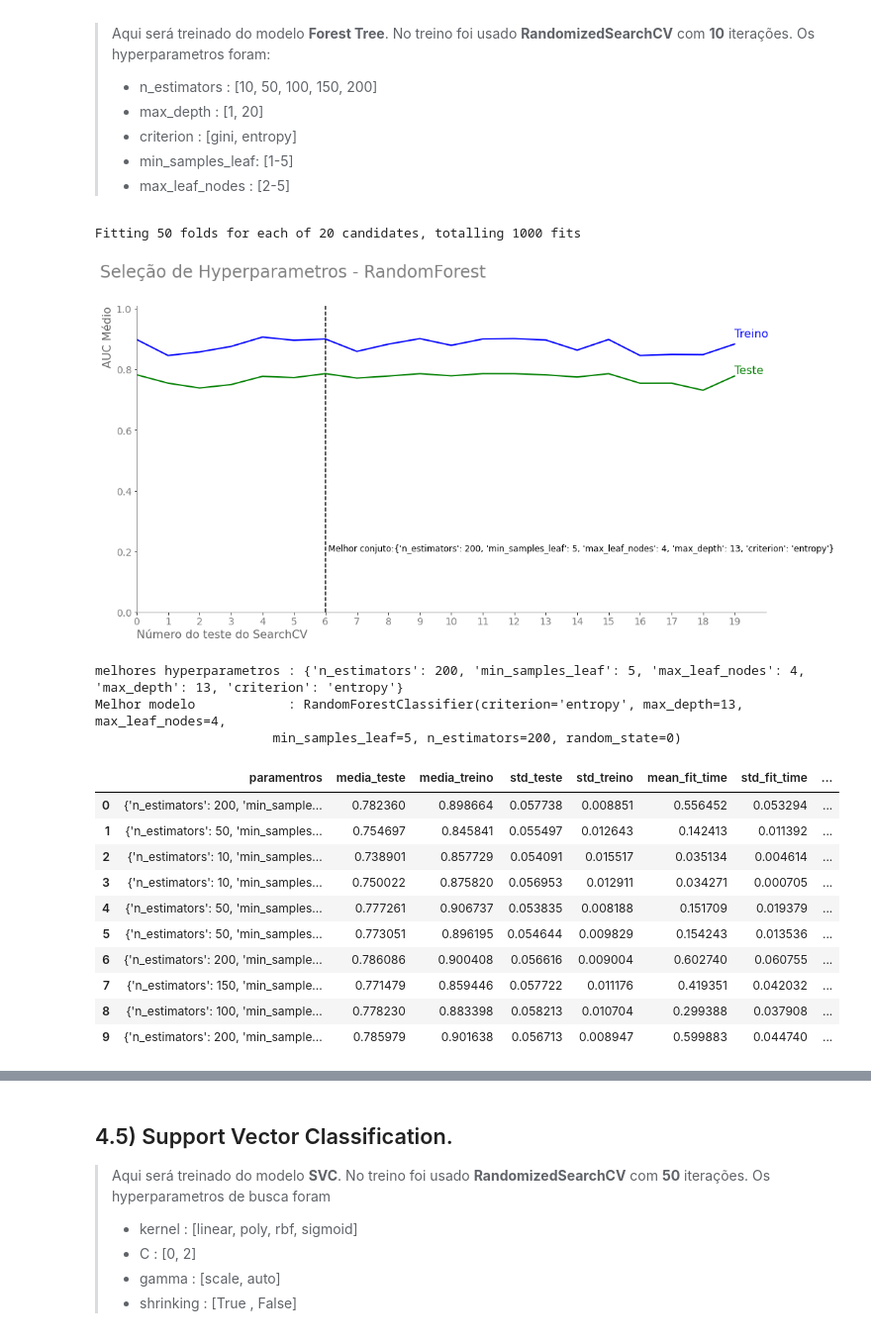
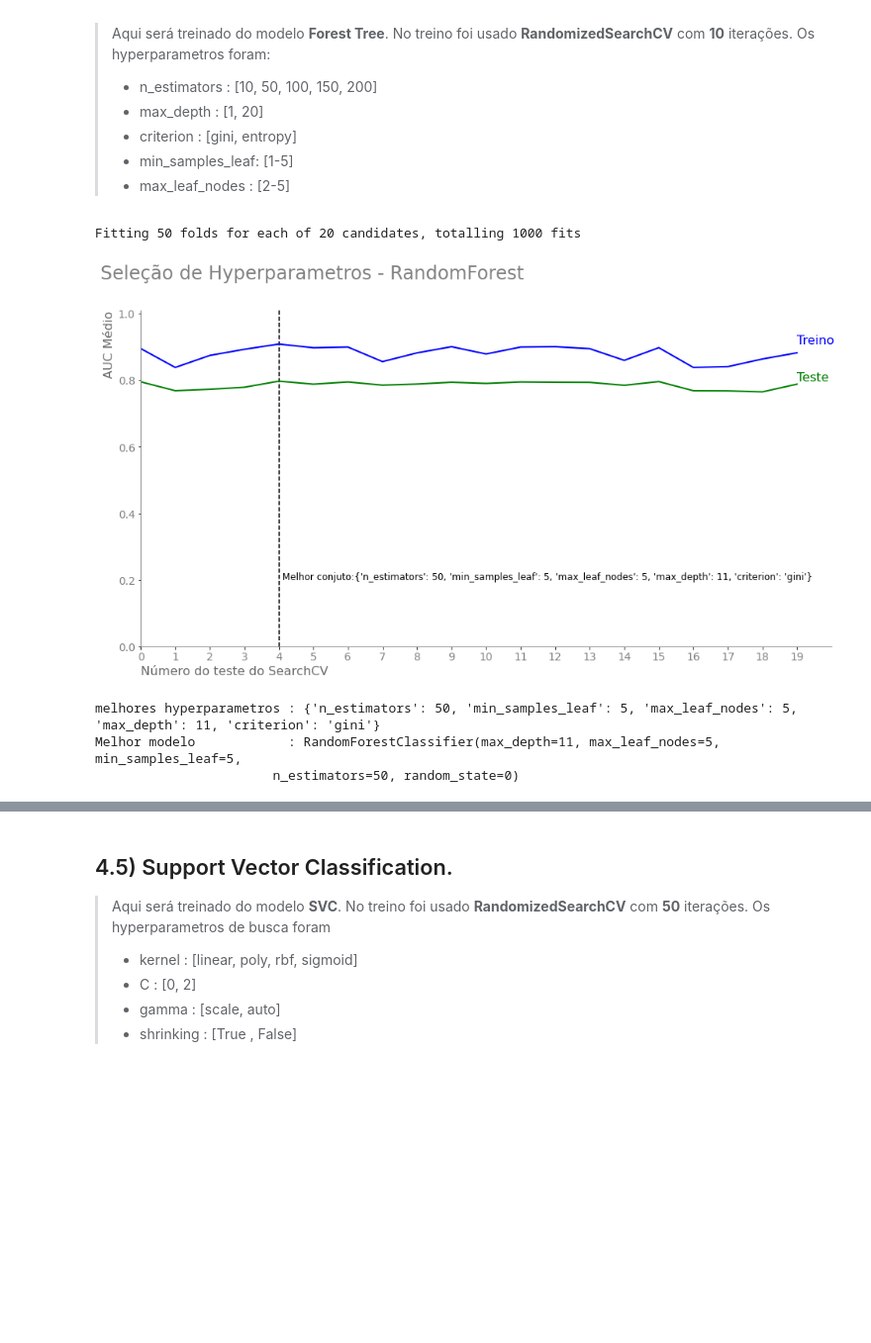
Before and after one commit to HenriqueCCdA/BC_DS_Projeto_Final, a Jupyter notebook: Notebooks/ML/treinamentos.ipynb, the cells around one changed output, grey strips where cells are left out. Shown at 99% size. Drawn from its saved outputs; the diff is of its cells as text; code cells hidden in the pictures; blank space fills up the shorter version.

```diff
--- a/Notebooks/ML/treinamentos.ipynb
+++ b/Notebooks/ML/treinamentos.ipynb
@@ -272,45 +311,27 @@ Melhor modelo            : DecisionTreeClassifier(criterion='entropy', max_depth
 # %%
 parameters = {'n_estimators'    : [10, 50, 100, 150, 200],
               'max_depth'       : np.arange(1, 21),
               'criterion'       : ['gini', 'entropy'],
               'min_samples_leaf': np.arange(1, 6),
               'max_leaf_nodes'  : np.arange(2, 6)
              }
 modelo = RandomForestClassifier(random_state=0)
 
-resultados, melhor_modelo_forest, melhores_hyperparametros  = treina_modelo_randomized_search_cv(modelo,
-                                                                                            x_cv,
-                                                                                            y_cv,
-                                                                                            parameters,
-                                                                                            n_splits=n_splits,
-                                                                                            n_repeats=n_repeats,
-                                                                                            n_iter=n_iter,
-                                                                                            seed=14715)
-
-plota_treino_teste_auc('Seleção de Hyperparametros - RandomForest',
-                       resultados['media_teste'],
-                       resultados['media_treino'],
-                       resultados['rank_test_score'],
-                       melhores_hyperparametros)
-
-resultados_treinamento(resultados, melhor_modelo_forest, melhores_hyperparametros, n = 10)
+melhor_modelo_forest = treina(modelo = modelo,
+                              x = x_cv,
+                              y = y_cv,
+                              parameters = parameters,
+                              n_splits = n_splits,
+                              n_repeats = n_repeats,
+                              n_iter = n_iter,
+                              seed = seed,
+                              titulo = 'Seleção de Hyperparametros - RandomForest')
 # %% [output]
 Fitting 50 folds for each of 20 candidates, totalling 1000 fits
-[figure, old version]
+[figure, new version]
-melhores hyperparametros : {'n_estimators': 200, 'min_samples_leaf': 5, 'max_leaf_nodes': 4, 'max_depth': 13, 'criterion': 'entropy'}
-Melhor modelo            : RandomForestClassifier(criterion='entropy', max_depth=13, max_leaf_nodes=4,
-                       min_samples_leaf=5, n_estimators=200, random_state=0)
+melhores hyperparametros : {'n_estimators': 50, 'min_samples_leaf': 5, 'max_leaf_nodes': 5, 'max_depth': 11, 'criterion': 'gini'}
+Melhor modelo            : RandomForestClassifier(max_depth=11, max_leaf_nodes=5, min_samples_leaf=5,
+                       n_estimators=50, random_state=0)
-|  | paramentros | media_teste | media_treino | std_teste | std_treino | mean_fit_time | std_fit_time | ... |
-| 0 | {'n_estimators': 200, 'min_sample... | 0.782360 | 0.898664 | 0.057738 | 0.008851 | 0.556452 | 0.053294 | ... |
-| 1 | {'n_estimators': 50, 'min_samples... | 0.754697 | 0.845841 | 0.055497 | 0.012643 | 0.142413 | 0.011392 | ... |
-| 2 | {'n_estimators': 10, 'min_samples... | 0.738901 | 0.857729 | 0.054091 | 0.015517 | 0.035134 | 0.004614 | ... |
-| 3 | {'n_estimators': 10, 'min_samples... | 0.750022 | 0.875820 | 0.056953 | 0.012911 | 0.034271 | 0.000705 | ... |
-| 4 | {'n_estimators': 50, 'min_samples... | 0.777261 | 0.906737 | 0.053835 | 0.008188 | 0.151709 | 0.019379 | ... |
-| 5 | {'n_estimators': 50, 'min_samples... | 0.773051 | 0.896195 | 0.054644 | 0.009829 | 0.154243 | 0.013536 | ... |
-| 6 | {'n_estimators': 200, 'min_sample... | 0.786086 | 0.900408 | 0.056616 | 0.009004 | 0.602740 | 0.060755 | ... |
-| 7 | {'n_estimators': 150, 'min_sample... | 0.771479 | 0.859446 | 0.057722 | 0.011176 | 0.419351 | 0.042032 | ... |
-| 8 | {'n_estimators': 100, 'min_sample... | 0.778230 | 0.883398 | 0.058213 | 0.010704 | 0.299388 | 0.037908 | ... |
-| 9 | {'n_estimators': 200, 'min_sample... | 0.785979 | 0.901638 | 0.056713 | 0.008947 | 0.599883 | 0.044740 | ... |
 # %% [markdown]
 >
 # %% [markdown]
```
Also changed, not shown: parts of 18 cells of this notebook.
